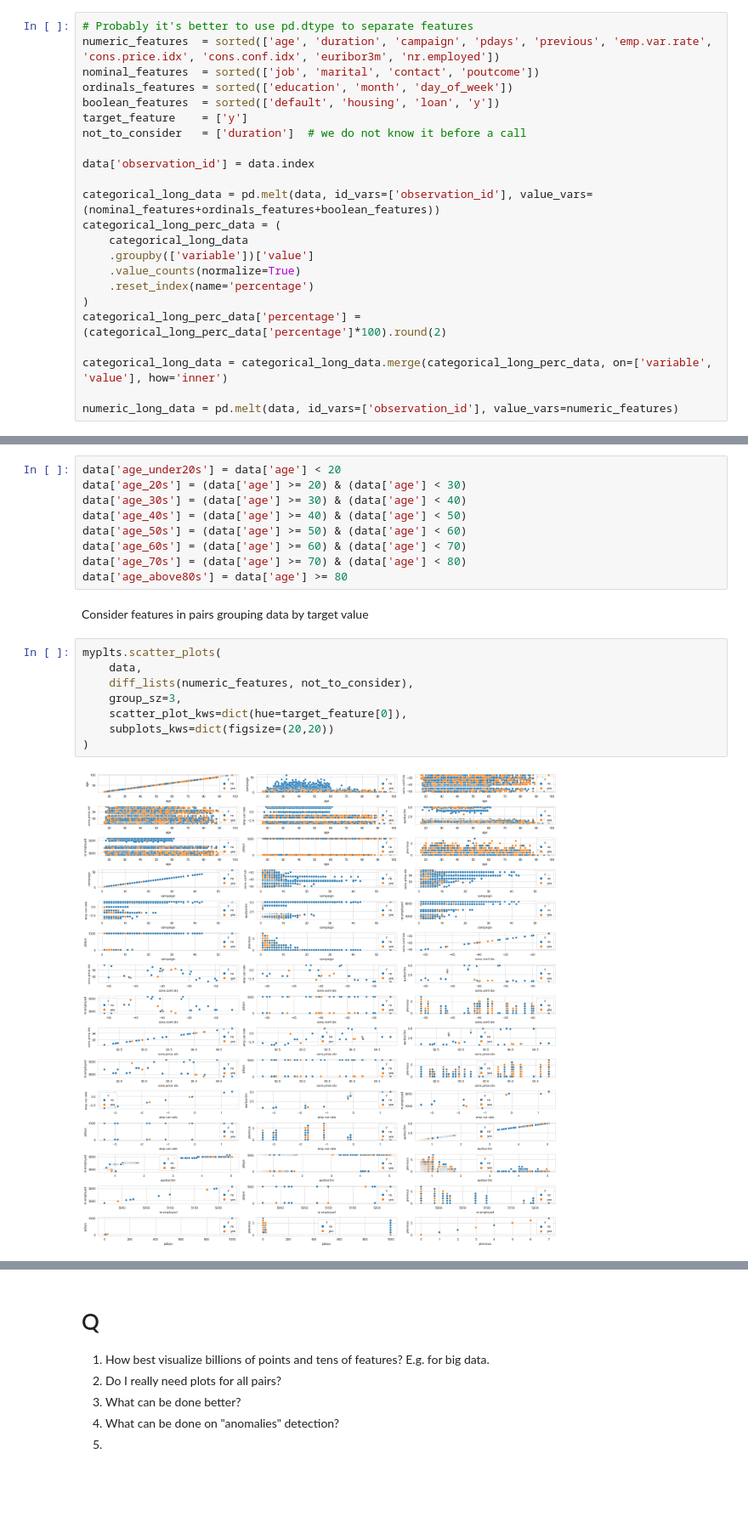
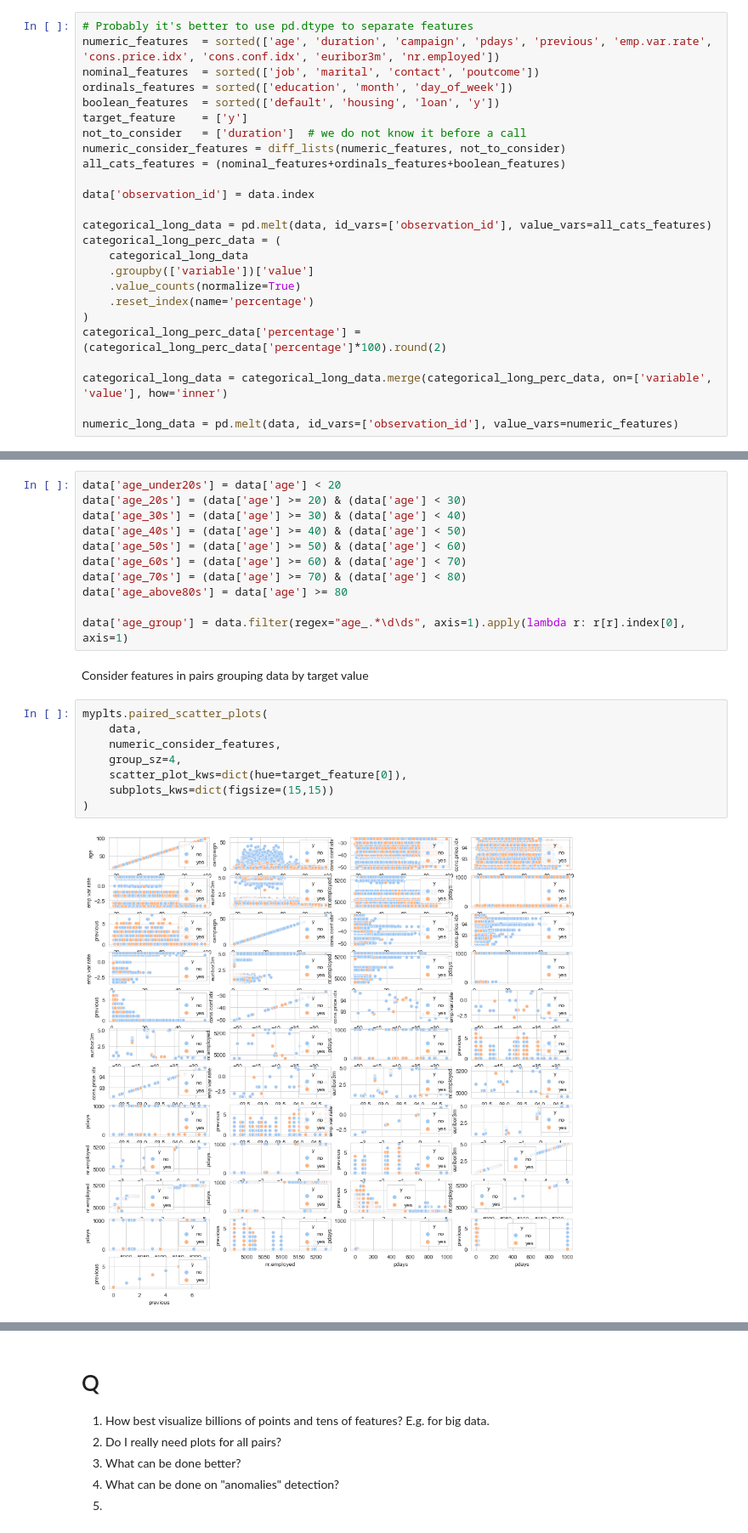
Before and after one commit to sivikt/dstrials, a Jupyter notebook: DSMP#1/2_eda/homework.ipynb, the cells around one changed output, grey strips where cells are left out. Shown at 85% size. Cells and saved outputs as stored; diff of their text form; blank space fills up the shorter version.

```diff
--- a/DSMP#1/2_eda/homework.ipynb
+++ b/DSMP#1/2_eda/homework.ipynb
@@ -159,10 +161,12 @@ ordinals_features = sorted(['education', 'month', 'day_of_week'])
 boolean_features  = sorted(['default', 'housing', 'loan', 'y'])
 target_feature    = ['y']
 not_to_consider   = ['duration']  # we do not know it before a call
+numeric_consider_features = diff_lists(numeric_features, not_to_consider)
+all_cats_features = (nominal_features+ordinals_features+boolean_features)
 
 data['observation_id'] = data.index
 
-categorical_long_data = pd.melt(data, id_vars=['observation_id'], value_vars=(nominal_features+ordinals_features+boolean_features))
+categorical_long_data = pd.melt(data, id_vars=['observation_id'], value_vars=all_cats_features)
 categorical_long_perc_data = (
     categorical_long_data
     .groupby(['variable'])['value']
@@ -321,15 +325,17 @@ data['age_50s'] = (data['age'] >= 50) & (data['age'] < 60)
 data['age_60s'] = (data['age'] >= 60) & (data['age'] < 70)
 data['age_70s'] = (data['age'] >= 70) & (data['age'] < 80)
 data['age_above80s'] = data['age'] >= 80
+
+data['age_group'] = data.filter(regex="age_.*\d\ds", axis=1).apply(lambda r: r[r].index[0], axis=1)
 # %% [markdown]
 Consider features in pairs grouping data by target value
 # %%
-myplts.scatter_plots(
+myplts.paired_scatter_plots(
     data,
-    diff_lists(numeric_features, not_to_consider),
-    group_sz=3,
+    numeric_consider_features,
+    group_sz=4,
     scatter_plot_kws=dict(hue=target_feature[0]),
-    subplots_kws=dict(figsize=(20,20))
+    subplots_kws=dict(figsize=(15,15))
 )
 # %% [output]
-[figure, old version]
+[figure, new version]
```
Also changed, not shown: parts of 10 cells of this notebook, 3 other files.
